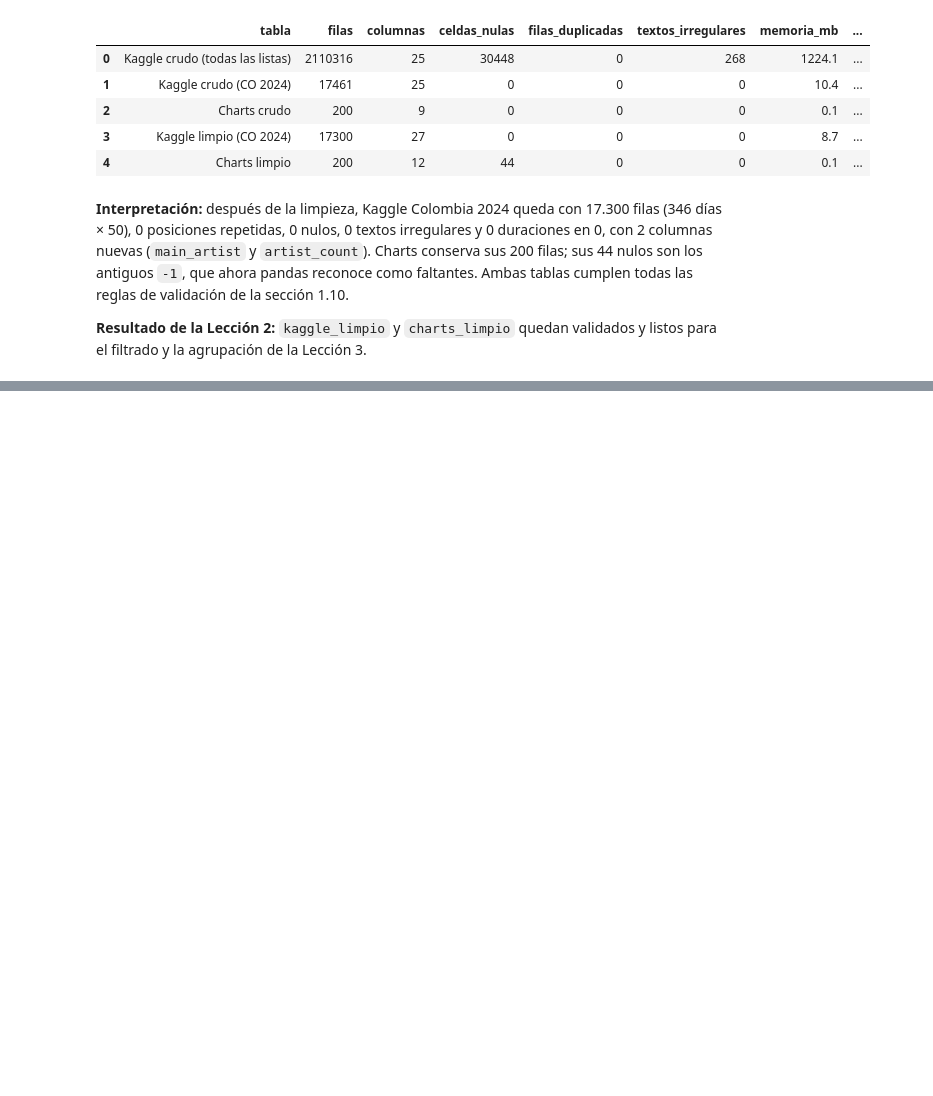
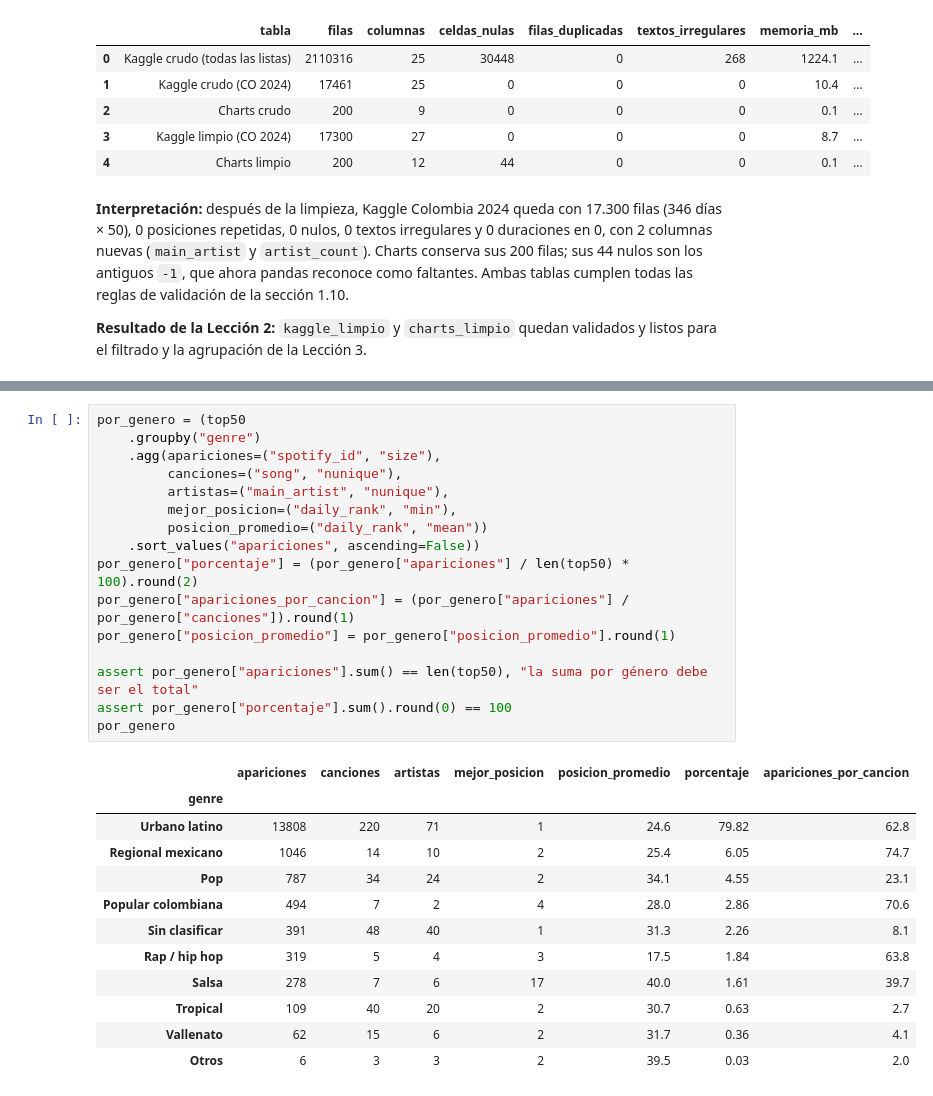
Before and after one commit to jeferson-estiven-vargas/proyecto-spotify-colombia, a Jupyter notebook: notebooks/data_preparation.ipynb, the cells around one changed output, grey strips where cells are left out. Saved outputs shown, nothing was run; the diff lists cells and outputs as text; blank space fills up the shorter version.

```diff
--- a/notebooks/data_preparation.ipynb
+++ b/notebooks/data_preparation.ipynb
@@ -504,0 +665,29 @@ comparacion_calidad
+# %%
+por_genero = (top50
+    .groupby("genre")
+    .agg(apariciones=("spotify_id", "size"),
+         canciones=("song", "nunique"),
+         artistas=("main_artist", "nunique"),
+         mejor_posicion=("daily_rank", "min"),
+         posicion_promedio=("daily_rank", "mean"))
+    .sort_values("apariciones", ascending=False))
+por_genero["porcentaje"] = (por_genero["apariciones"] / len(top50) * 100).round(2)
+por_genero["apariciones_por_cancion"] = (por_genero["apariciones"] / por_genero["canciones"]).round(1)
+por_genero["posicion_promedio"] = por_genero["posicion_promedio"].round(1)
+
+assert por_genero["apariciones"].sum() == len(top50), "la suma por género debe ser el total"
+assert por_genero["porcentaje"].sum().round(0) == 100
+por_genero
+# %% [output]
+|  | apariciones | canciones | artistas | mejor_posicion | posicion_promedio | porcentaje | apariciones_por_cancion |
+| genre |  |  |  |  |  |  |  |
+| Urbano latino | 13808 | 220 | 71 | 1 | 24.6 | 79.82 | 62.8 |
+| Regional mexicano | 1046 | 14 | 10 | 2 | 25.4 | 6.05 | 74.7 |
+| Pop | 787 | 34 | 24 | 2 | 34.1 | 4.55 | 23.1 |
+| Popular colombiana | 494 | 7 | 2 | 4 | 28.0 | 2.86 | 70.6 |
+| Sin clasificar | 391 | 48 | 40 | 1 | 31.3 | 2.26 | 8.1 |
+| Rap / hip hop | 319 | 5 | 4 | 3 | 17.5 | 1.84 | 63.8 |
+| Salsa | 278 | 7 | 6 | 17 | 40.0 | 1.61 | 39.7 |
+| Tropical | 109 | 40 | 20 | 2 | 30.7 | 0.63 | 2.7 |
+| Vallenato | 62 | 15 | 6 | 2 | 31.7 | 0.36 | 4.1 |
+| Otros | 6 | 3 | 3 | 2 | 39.5 | 0.03 | 2.0 |
```
Also changed, not shown: parts of 14 cells of this notebook, 2 other files.
